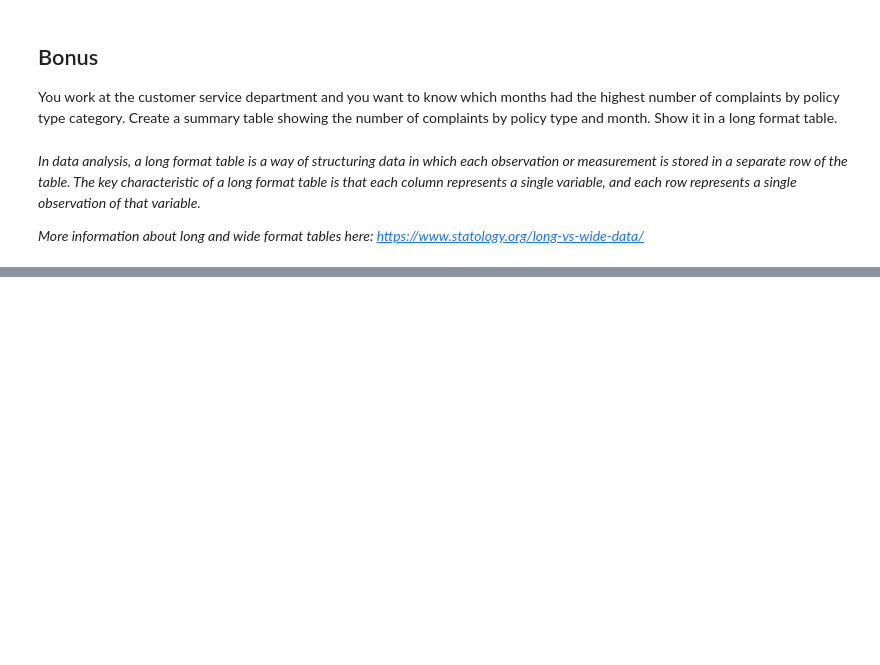
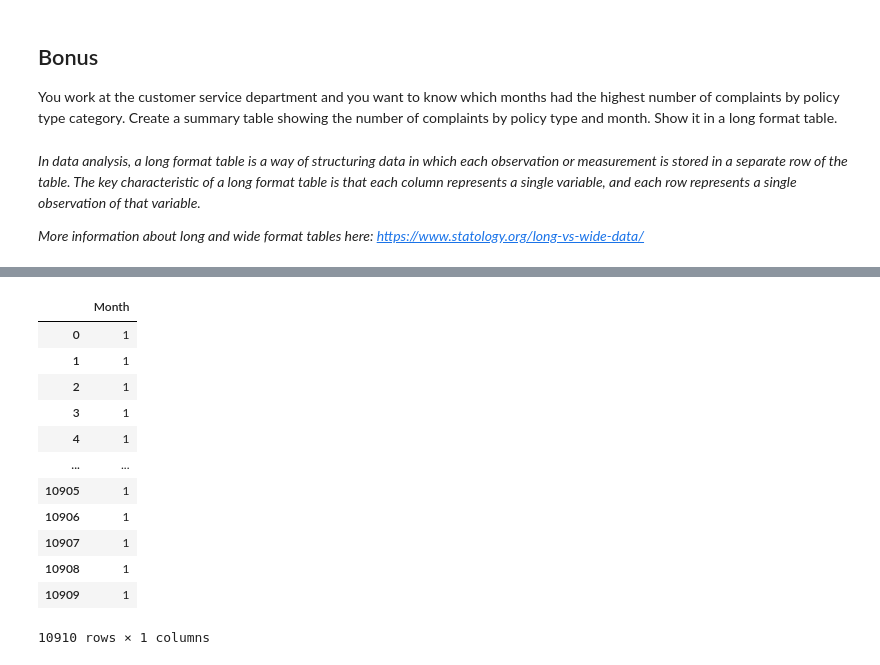
Before and after one commit to jlimb001/lab-dw-data-structuring-and-combining, a Jupyter notebook: lab-dw-data-structuring-and-combining.ipynb, the cells around one changed output, grey strips where cells are left out. Drawn from its saved outputs; the diff is of its cells as text; code cells hidden in the pictures; blank space fills up the shorter version.

```diff
--- a/lab-dw-data-structuring-and-combining.ipynb
+++ b/lab-dw-data-structuring-and-combining.ipynb
@@ -924,0 +951,18 @@ Show it in a long format table.
+# %%
+# Extracting the months
+marketing_data_df['Month'] = marketing_data_df['effective_to_date'].dt.month
+marketing_data_df[["Month"]].sort_index(ascending=True)
+# %% [output]
+|  | Month |
+| 0 | 1 |
+| 1 | 1 |
+| 2 | 1 |
+| 3 | 1 |
+| 4 | 1 |
+| ... | ... |
+| 10905 | 1 |
+| 10906 | 1 |
+| 10907 | 1 |
+| 10908 | 1 |
+| 10909 | 1 |
+10910 rows × 1 columns
```
Also changed, not shown: parts of 4 cells of this notebook.
